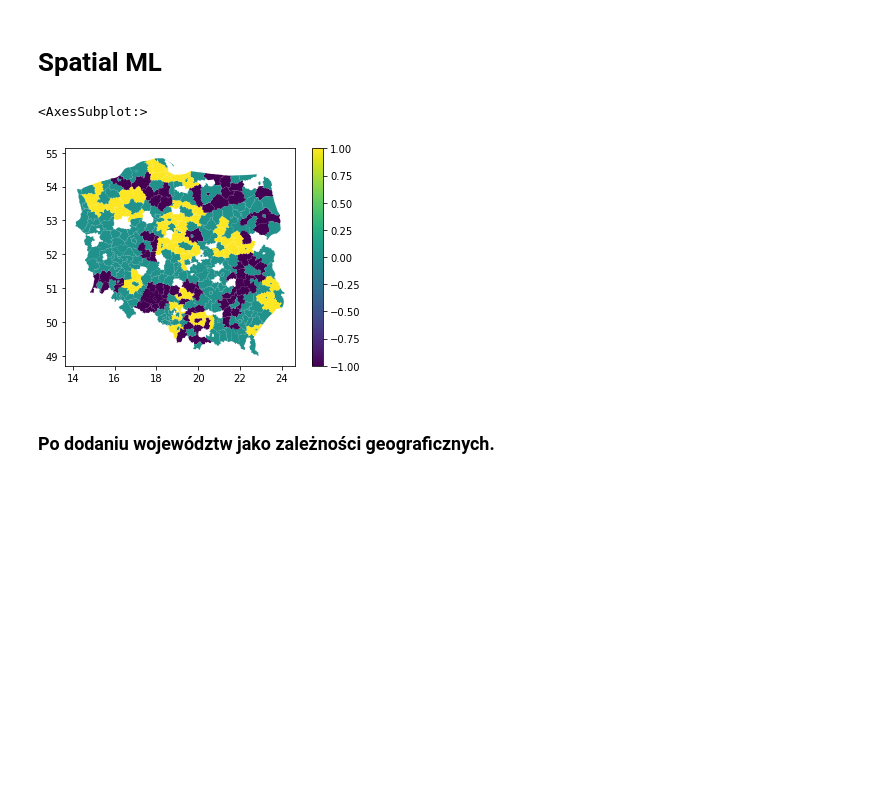
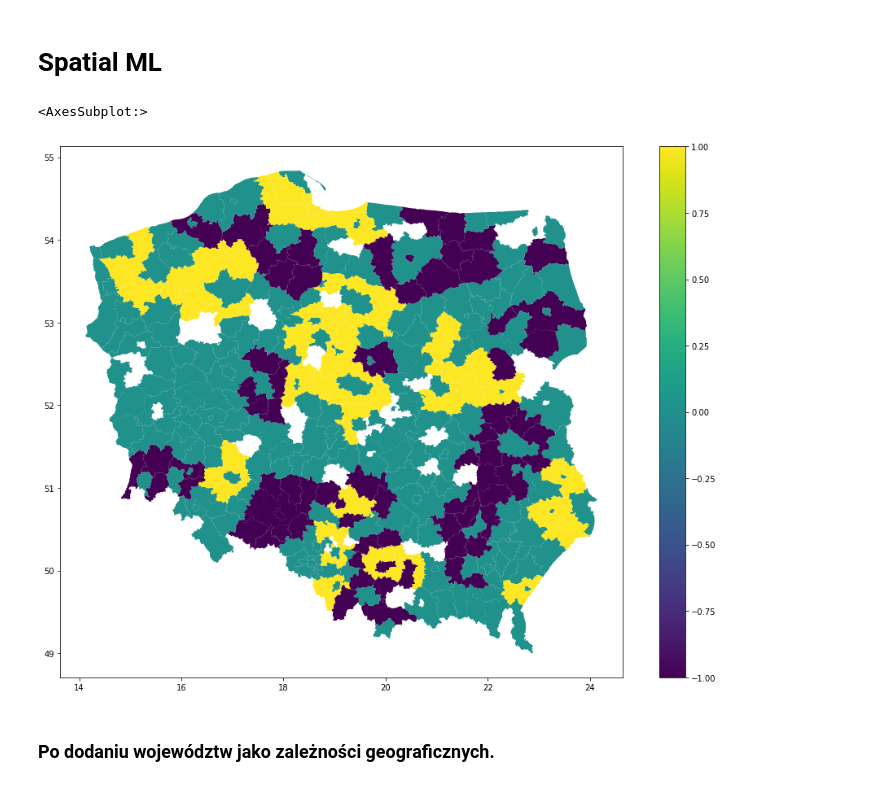
Before and after one commit to Krukrukk/stance_detection_geotwitter, a Jupyter notebook: ConcatAMCwithVacc.ipynb, the cells around one changed output. Cells and saved outputs as stored; diff of their text form; code cells hidden in the pictures; blank space fills up the shorter version.

```diff
--- a/ConcatAMCwithVacc.ipynb
+++ b/ConcatAMCwithVacc.ipynb
@@ -189,10 +211,10 @@ def powiatowy(x):
 
 full_df_amc['neighborhood_pozytywny'] = full_df_amc['neighbouring_powiaty'].apply(powiatowy)
 # %%
-full_df_amc.plot(column='neighborhood_pozytywny', categorical=False, legend=True)
+full_df_amc.plot(column='neighborhood_pozytywny', categorical=False, legend=True, figsize=(16,12))
 # %% [output]
 <AxesSubplot:>
-[figure, old version]
+[figure, new version]
 # %%
 # variable_names.append('neighborhood_pozytywny')
 variable_names.append('pos_neg_per_person')
```
Also changed, not shown: parts of 13 cells of this notebook, 5 other files.
